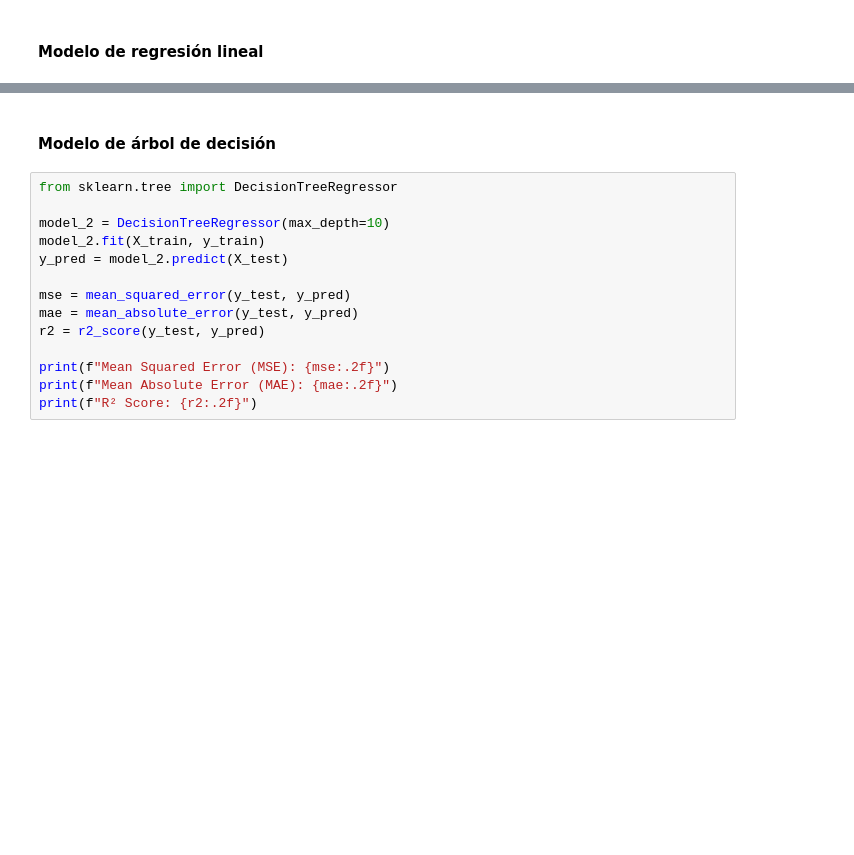
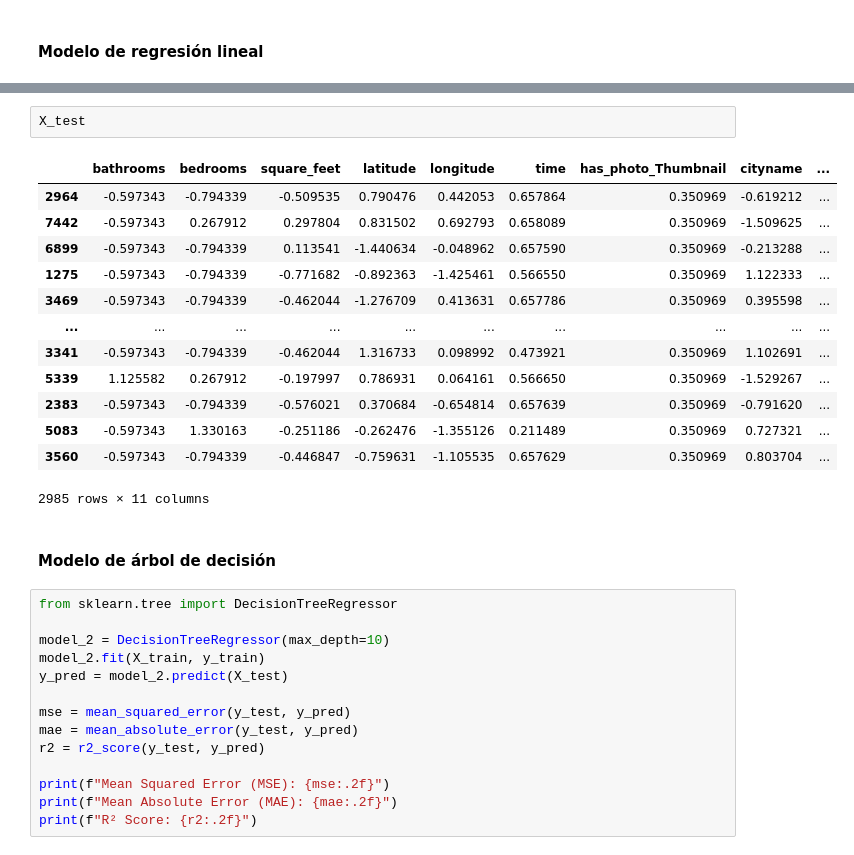
Before and after one commit to ManuelaLizcano/BS-Proyecto1, a Jupyter notebook: Proyecto1/proyecto1.ipynb, the cells around one changed output, grey strips where cells are left out. Saved outputs shown, nothing was run; the diff lists cells and outputs as text; blank space fills up the shorter version.

```diff
--- a/Proyecto1/proyecto1.ipynb
+++ b/Proyecto1/proyecto1.ipynb
@@ -572,3 +589,19 @@ R² Score: 0.36098480253166587
+# %%
+X_test
+# %% [output]
+|  | bathrooms | bedrooms | square_feet | latitude | longitude | time | has_photo_Thumbnail | cityname | ... |
+| 2964 | -0.597343 | -0.794339 | -0.509535 | 0.790476 | 0.442053 | 0.657864 | 0.350969 | -0.619212 | ... |
+| 7442 | -0.597343 | 0.267912 | 0.297804 | 0.831502 | 0.692793 | 0.658089 | 0.350969 | -1.509625 | ... |
+| 6899 | -0.597343 | -0.794339 | 0.113541 | -1.440634 | -0.048962 | 0.657590 | 0.350969 | -0.213288 | ... |
+| 1275 | -0.597343 | -0.794339 | -0.771682 | -0.892363 | -1.425461 | 0.566550 | 0.350969 | 1.122333 | ... |
+| 3469 | -0.597343 | -0.794339 | -0.462044 | -1.276709 | 0.413631 | 0.657786 | 0.350969 | 0.395598 | ... |
+| ... | ... | ... | ... | ... | ... | ... | ... | ... | ... |
+| 3341 | -0.597343 | -0.794339 | -0.462044 | 1.316733 | 0.098992 | 0.473921 | 0.350969 | 1.102691 | ... |
+| 5339 | 1.125582 | 0.267912 | -0.197997 | 0.786931 | 0.064161 | 0.566650 | 0.350969 | -1.529267 | ... |
+| 2383 | -0.597343 | -0.794339 | -0.576021 | 0.370684 | -0.654814 | 0.657639 | 0.350969 | -0.791620 | ... |
+| 5083 | -0.597343 | 1.330163 | -0.251186 | -0.262476 | -1.355126 | 0.211489 | 0.350969 | 0.727321 | ... |
+| 3560 | -0.597343 | -0.794339 | -0.446847 | -0.759631 | -1.105535 | 0.657629 | 0.350969 | 0.803704 | ... |
+2985 rows × 11 columns
 # %% [markdown]
 #### Modelo de árbol de decisión
 # %%
```
Also changed, not shown: parts of 17 cells of this notebook, 1 other file.
